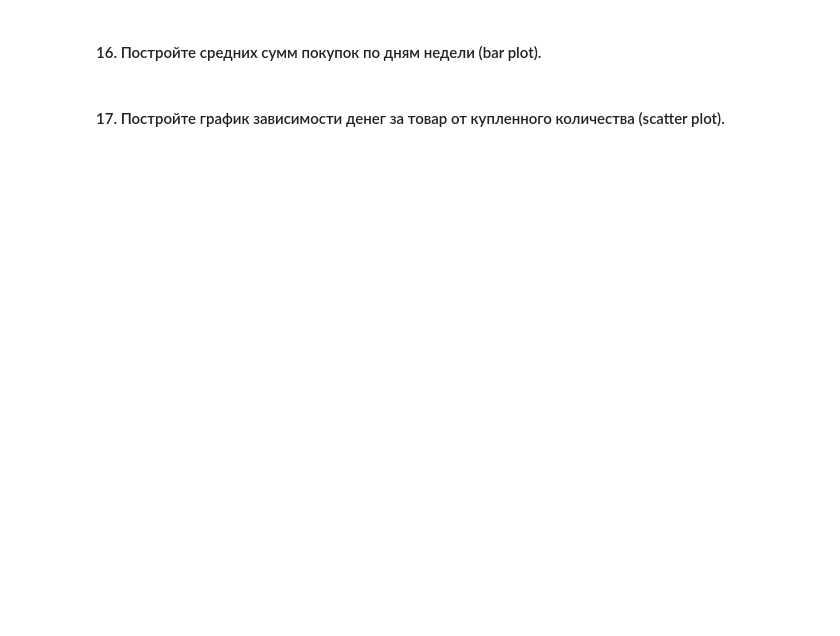
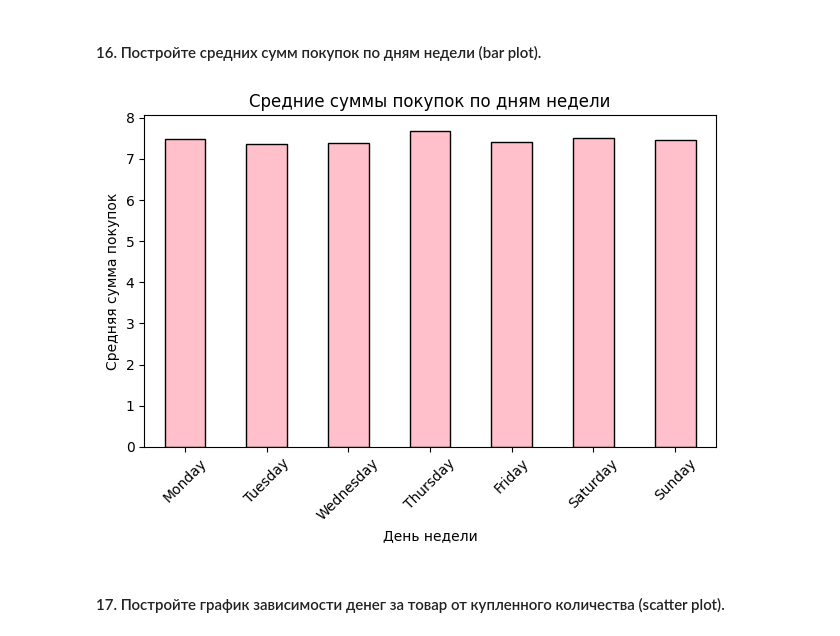
Before and after one commit to chistachill/MathCode-2024, a Jupyter notebook: homework_practice_04_pandas.ipynb, the cells around one changed output. Saved outputs shown, nothing was run; the diff lists cells and outputs as text; code cells hidden in the pictures; blank space fills up the shorter version.

```diff
--- a/homework_practice_04_pandas.ipynb
+++ b/homework_practice_04_pandas.ipynb
@@ -264,2 +392,19 @@ df['date'] = df.order_id.map(dates['date'])
+# %%
+# your code
+df['date'] = pd.to_datetime(df['date'])
+df['dow'] = df['date'].dt.day_name()
+srdow = df.groupby('dow')['item_price_float'].mean()
+dow_1 = ['Monday', 'Tuesday', 'Wednesday', 'Thursday', 'Friday', 'Saturday', 'Sunday']
+srdow = srdow.reindex(dow_1)
+srdow.plot(kind='bar', color='pink', edgecolor='black')
+
+plt.title('Средние суммы покупок по дням недели')
+plt.xlabel('День недели')
+plt.ylabel('Средняя сумма покупок')
+plt.xticks(rotation=45)
+plt.tight_layout()
+plt.show()
+# %% [output]
+[figure, added]
 # %% [markdown]
 #### 17. Постройте график зависимости денег за товар от купленного количества (scatter plot).
```
Also changed, not shown: parts of 31 cells of this notebook.
